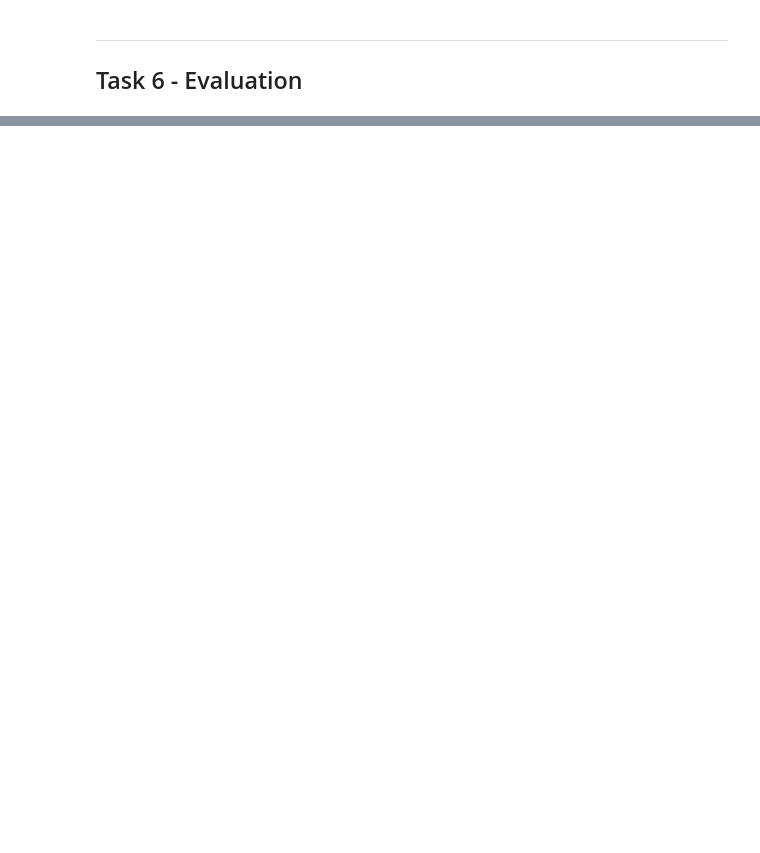
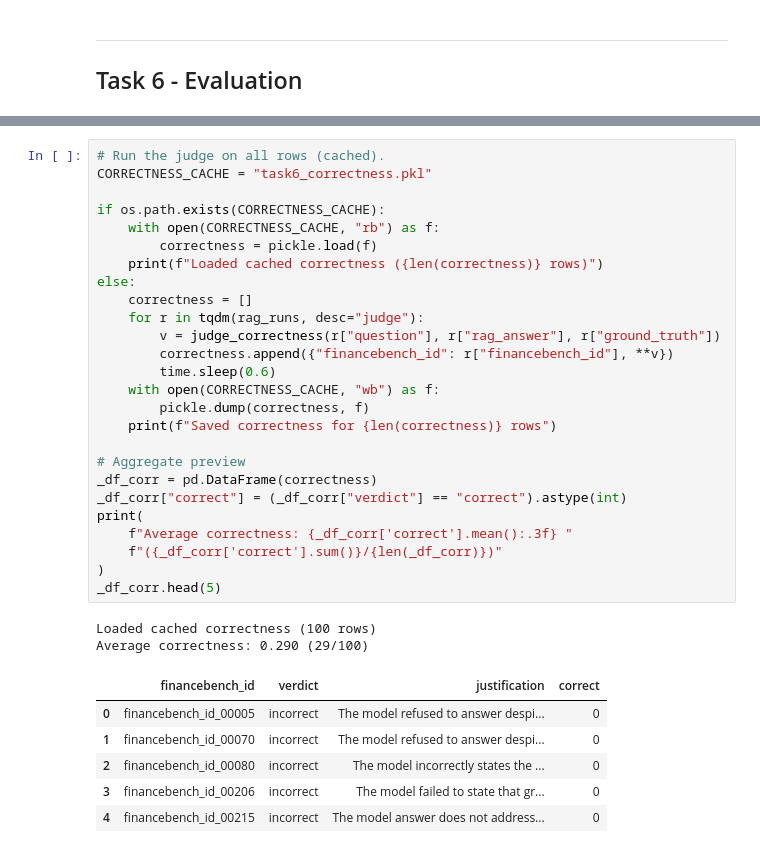
Before and after one commit to Nesher123/AI-Performance-Engineering-Course, a Jupyter notebook: module_1-from_ai_model_to_ai_product/assignment_2-RAG/rag_solution.ipynb, the cells around one changed output, grey strips where cells are left out. Drawn from its saved outputs; the diff is of its cells as text; blank space fills up the shorter version.

```diff
--- a/module_1-from_ai_model_to_ai_product/assignment_2-RAG/rag_solution.ipynb
+++ b/module_1-from_ai_model_to_ai_product/assignment_2-RAG/rag_solution.ipynb
@@ -675,0 +816,35 @@ Tallying the 10 cases:
+# %%
+# Run the judge on all rows (cached).
+CORRECTNESS_CACHE = "task6_correctness.pkl"
+
+if os.path.exists(CORRECTNESS_CACHE):
+    with open(CORRECTNESS_CACHE, "rb") as f:
+        correctness = pickle.load(f)
+    print(f"Loaded cached correctness ({len(correctness)} rows)")
+else:
+    correctness = []
+    for r in tqdm(rag_runs, desc="judge"):
+        v = judge_correctness(r["question"], r["rag_answer"], r["ground_truth"])
+        correctness.append({"financebench_id": r["financebench_id"], **v})
+        time.sleep(0.6)
+    with open(CORRECTNESS_CACHE, "wb") as f:
+        pickle.dump(correctness, f)
+    print(f"Saved correctness for {len(correctness)} rows")
+
+# Aggregate preview
+_df_corr = pd.DataFrame(correctness)
+_df_corr["correct"] = (_df_corr["verdict"] == "correct").astype(int)
+print(
+    f"Average correctness: {_df_corr['correct'].mean():.3f} "
+    f"({_df_corr['correct'].sum()}/{len(_df_corr)})"
+)
+_df_corr.head(5)
+# %% [output]
+Loaded cached correctness (100 rows)
+Average correctness: 0.290 (29/100)
+|  | financebench_id | verdict | justification | correct |
+| 0 | financebench_id_00005 | incorrect | The model refused to answer despi... | 0 |
+| 1 | financebench_id_00070 | incorrect | The model refused to answer despi... | 0 |
+| 2 | financebench_id_00080 | incorrect | The model incorrectly states the ... | 0 |
+| 3 | financebench_id_00206 | incorrect | The model failed to state that gr... | 0 |
+| 4 | financebench_id_00215 | incorrect | The model answer does not address... | 0 |
```
Also changed, not shown: parts of 22 cells of this notebook.
